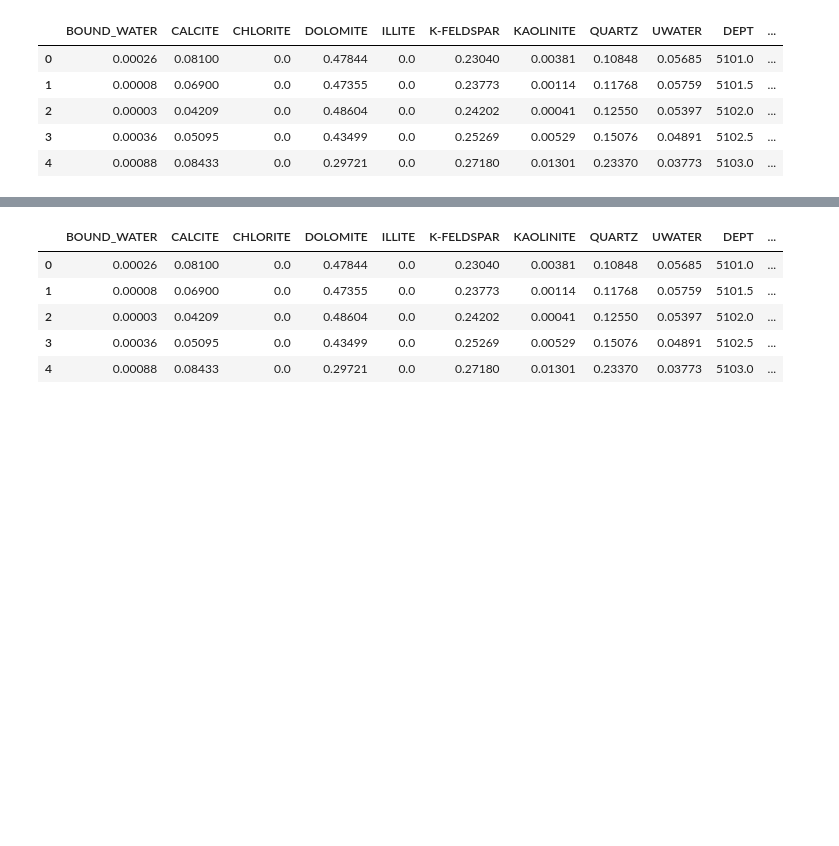
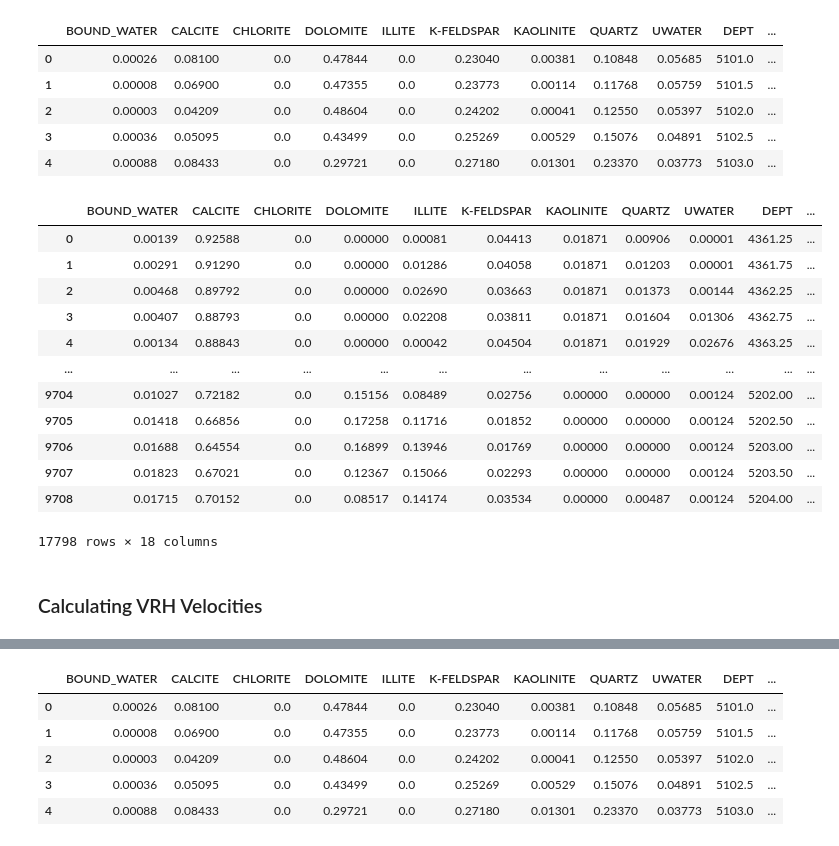
Before and after one commit to rockmechanics-illinois/SMART-II, a Jupyter notebook: Machine Learning/Work in Progress/Data Processing.ipynb, the cells around one changed output, grey strips where cells are left out. Saved outputs shown, nothing was run; the diff lists cells and outputs as text; code cells hidden in the pictures; blank space fills up the shorter version.

```diff
--- a/Machine Learning/Work in Progress/Data Processing.ipynb
+++ b/Machine Learning/Work in Progress/Data Processing.ipynb
@@ -253,3 +328,4 @@ df1 = calculate_voigt_reuss_bounds(df1, minerals_list, bulk_modulus, shear_modul
 df2 = calculate_voigt_reuss_bounds(df2, minerals_list, bulk_modulus, shear_modulus)
 df3 = calculate_voigt_reuss_bounds(df3, minerals_list, bulk_modulus, shear_modulus)
 df4 = calculate_voigt_reuss_bounds(df4, minerals_list, bulk_modulus, shear_modulus)
+df5 = calculate_voigt_reuss_bounds(df5, minerals_list, bulk_modulus, shear_modulus)
@@ -256,11 +334,12 @@ df4 = calculate_voigt_reuss_bounds(df4, minerals_list, bulk_modulus, shear_modul
 # %%
-# Train Test Split
 # Train : TR2, CCS1, VW1
-# Test : CCS2
+# Test1 : CCS2
+# Test2 : VW2
 
-df = pd.concat([df1, df2, df3, df4])
+df = pd.concat([df1, df2, df3, df4, df5])
 train_df = pd.concat([df1, df3, df4])
 test_df = df2
+test_df2 = df5
 # %%
 # Percent of Total Records Missing
 missing_value_percent(df)
@@ -387,3 +449,21 @@ test_df_vs.head()
 | 2 | 0.00003 | 0.04209 | 0.0 | 0.48604 | 0.0 | 0.24202 | 0.00041 | 0.12550 | 0.05397 | 5102.0 | ... |
 | 3 | 0.00036 | 0.05095 | 0.0 | 0.43499 | 0.0 | 0.25269 | 0.00529 | 0.15076 | 0.04891 | 5102.5 | ... |
 | 4 | 0.00088 | 0.08433 | 0.0 | 0.29721 | 0.0 | 0.27180 | 0.01301 | 0.23370 | 0.03773 | 5103.0 | ... |
+# %%
+train_df_vp
+# %% [output]
+|  | BOUND_WATER | CALCITE | CHLORITE | DOLOMITE | ILLITE | K-FELDSPAR | KAOLINITE | QUARTZ | UWATER | DEPT | ... |
+| 0 | 0.00139 | 0.92588 | 0.0 | 0.00000 | 0.00081 | 0.04413 | 0.01871 | 0.00906 | 0.00001 | 4361.25 | ... |
+| 1 | 0.00291 | 0.91290 | 0.0 | 0.00000 | 0.01286 | 0.04058 | 0.01871 | 0.01203 | 0.00001 | 4361.75 | ... |
+| 2 | 0.00468 | 0.89792 | 0.0 | 0.00000 | 0.02690 | 0.03663 | 0.01871 | 0.01373 | 0.00144 | 4362.25 | ... |
+| 3 | 0.00407 | 0.88793 | 0.0 | 0.00000 | 0.02208 | 0.03811 | 0.01871 | 0.01604 | 0.01306 | 4362.75 | ... |
+| 4 | 0.00134 | 0.88843 | 0.0 | 0.00000 | 0.00042 | 0.04504 | 0.01871 | 0.01929 | 0.02676 | 4363.25 | ... |
+| ... | ... | ... | ... | ... | ... | ... | ... | ... | ... | ... | ... |
+| 9704 | 0.01027 | 0.72182 | 0.0 | 0.15156 | 0.08489 | 0.02756 | 0.00000 | 0.00000 | 0.00124 | 5202.00 | ... |
+| 9705 | 0.01418 | 0.66856 | 0.0 | 0.17258 | 0.11716 | 0.01852 | 0.00000 | 0.00000 | 0.00124 | 5202.50 | ... |
+| 9706 | 0.01688 | 0.64554 | 0.0 | 0.16899 | 0.13946 | 0.01769 | 0.00000 | 0.00000 | 0.00124 | 5203.00 | ... |
+| 9707 | 0.01823 | 0.67021 | 0.0 | 0.12367 | 0.15066 | 0.02293 | 0.00000 | 0.00000 | 0.00124 | 5203.50 | ... |
+| 9708 | 0.01715 | 0.70152 | 0.0 | 0.08517 | 0.14174 | 0.03534 | 0.00000 | 0.00487 | 0.00124 | 5204.00 | ... |
+17798 rows × 18 columns
+# %% [markdown]
+### Calculating VRH Velocities
```
Also changed, not shown: parts of 44 cells of this notebook, 35 other files.
